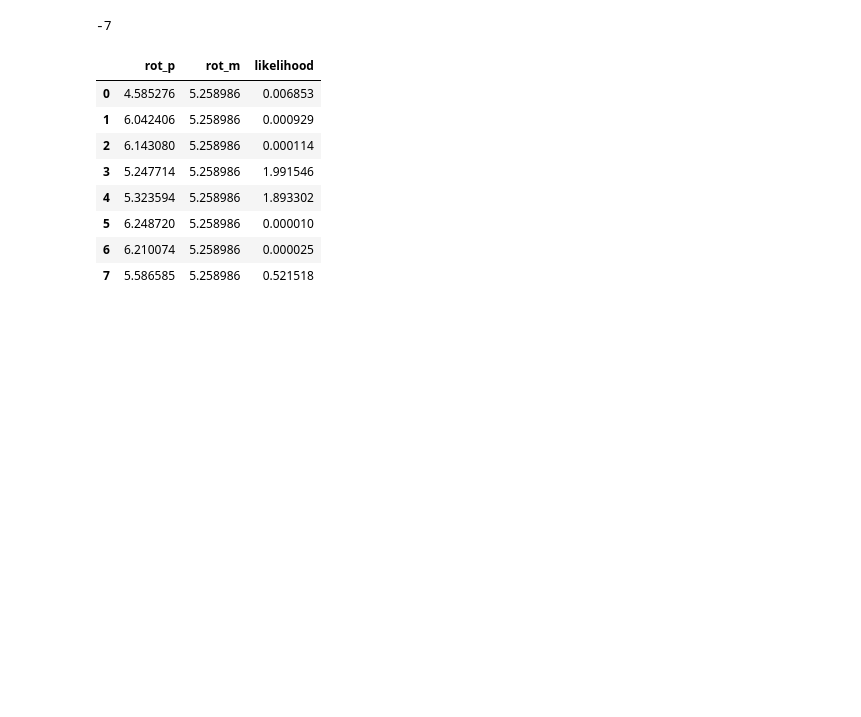
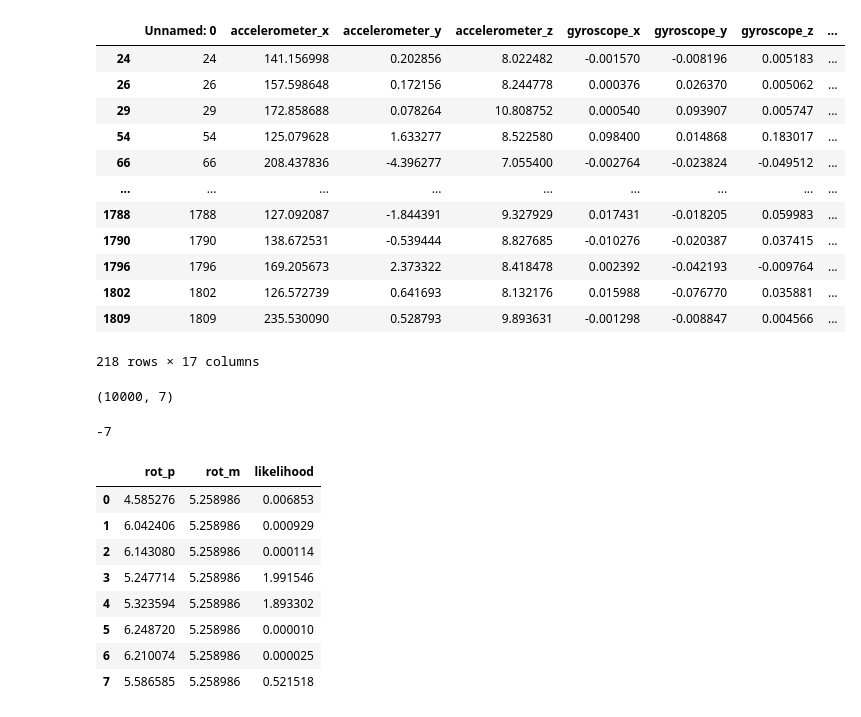
Before and after one commit to Smartimann/IMU_based-vehicle_localization, a Jupyter notebook: src/nav_filter/EstimateThrottle.ipynb, the cells around one changed output. Saved outputs shown, nothing was run; the diff lists cells and outputs as text; code cells hidden in the pictures; blank space fills up the shorter version.

```diff
--- a/src/nav_filter/EstimateThrottle.ipynb
+++ b/src/nav_filter/EstimateThrottle.ipynb
@@ -8,2 +26,22 @@ from scipy import stats
+# %%
+sim_data[sim_data['accelerometer_x'] > 100]
+# %% [output]
+|  | Unnamed: 0 | accelerometer_x | accelerometer_y | accelerometer_z | gyroscope_x | gyroscope_y | gyroscope_z | ... |
+| 24 | 24 | 141.156998 | 0.202856 | 8.022482 | -0.001570 | -0.008196 | 0.005183 | ... |
+| 26 | 26 | 157.598648 | 0.172156 | 8.244778 | 0.000376 | 0.026370 | 0.005062 | ... |
+| 29 | 29 | 172.858688 | 0.078264 | 10.808752 | 0.000540 | 0.093907 | 0.005747 | ... |
+| 54 | 54 | 125.079628 | 1.633277 | 8.522580 | 0.098400 | 0.014868 | 0.183017 | ... |
+| 66 | 66 | 208.437836 | -4.396277 | 7.055400 | -0.002764 | -0.023824 | -0.049512 | ... |
+| ... | ... | ... | ... | ... | ... | ... | ... | ... |
+| 1788 | 1788 | 127.092087 | -1.844391 | 9.327929 | 0.017431 | -0.018205 | 0.059983 | ... |
+| 1790 | 1790 | 138.672531 | -0.539444 | 8.827685 | -0.010276 | -0.020387 | 0.037415 | ... |
+| 1796 | 1796 | 169.205673 | 2.373322 | 8.418478 | 0.002392 | -0.042193 | -0.009764 | ... |
+| 1802 | 1802 | 126.572739 | 0.641693 | 8.132176 | 0.015988 | -0.076770 | 0.035881 | ... |
+| 1809 | 1809 | 235.530090 | 0.528793 | 9.893631 | -0.001298 | -0.008847 | 0.004566 | ... |
+218 rows × 17 columns
 # %%
 df = pd.read_csv("../data/test_likelihood.csv")
+# %%
+df.shape
+# %% [output]
+(10000, 7)
```
Also changed, not shown: parts of 3 cells of this notebook, 16 other files.
